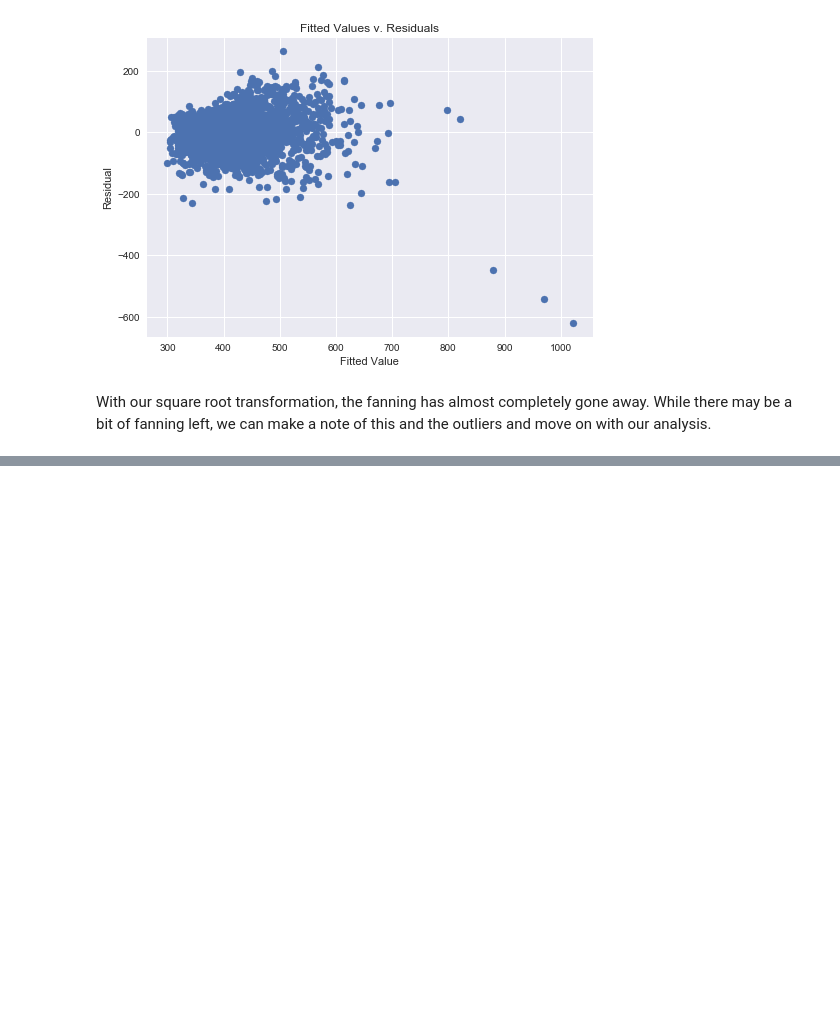
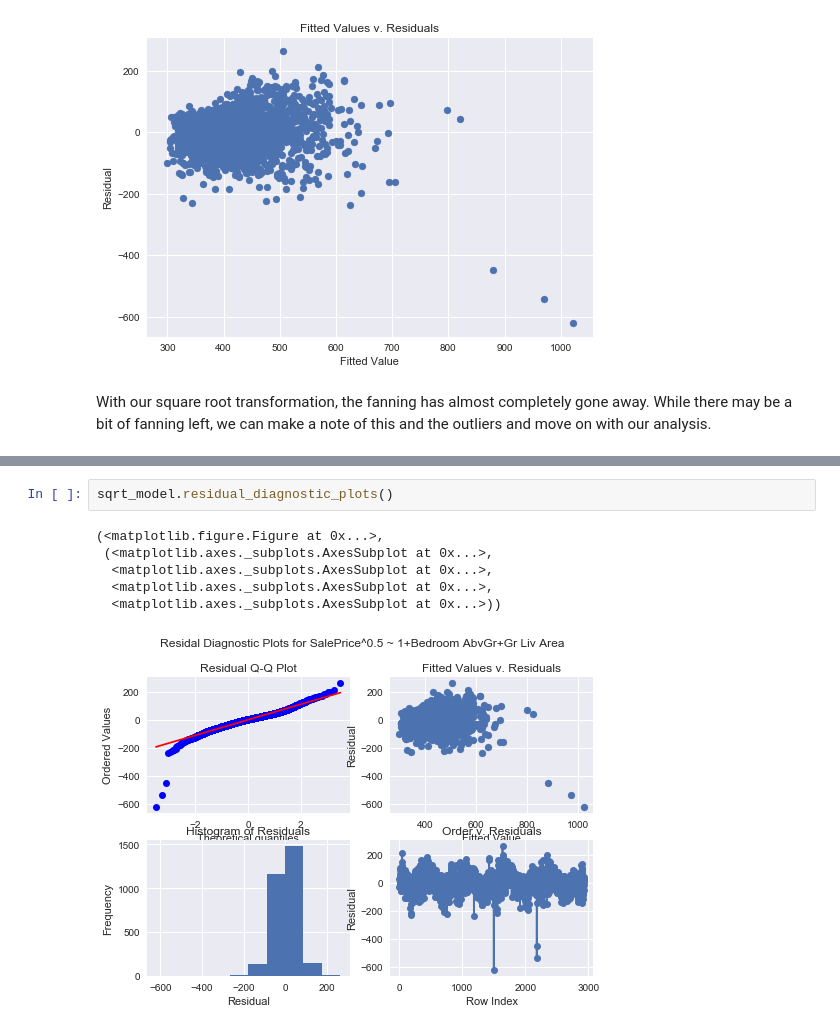
Before and after one commit to nicholasrusso/russoStat400, a Jupyter notebook: chapter5.ipynb, the cells around one changed output, grey strips where cells are left out. Saved outputs shown, nothing was run; the diff lists cells and outputs as text; blank space fills up the shorter version.

```diff
--- a/chapter5.ipynb
+++ b/chapter5.ipynb
@@ -152,0 +160,9 @@ model.residual_diagnostic_plots
+# %%
+sqrt_model.residual_diagnostic_plots()
+# %% [output]
+(<matplotlib.figure.Figure at 0x...>,
+ (<matplotlib.axes._subplots.AxesSubplot at 0x...>,
+  <matplotlib.axes._subplots.AxesSubplot at 0x...>,
+  <matplotlib.axes._subplots.AxesSubplot at 0x...>,
+  <matplotlib.axes._subplots.AxesSubplot at 0x...>))
+[figure, added]
```
Also changed, not shown: parts of 2 cells of this notebook.
